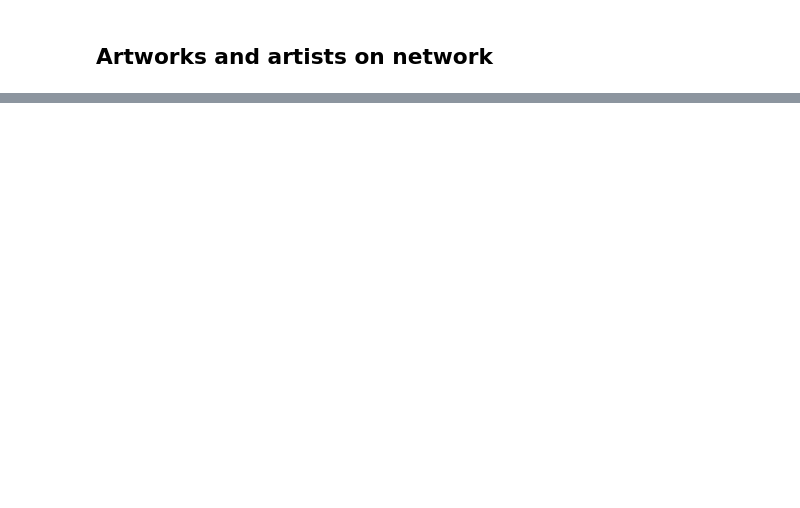
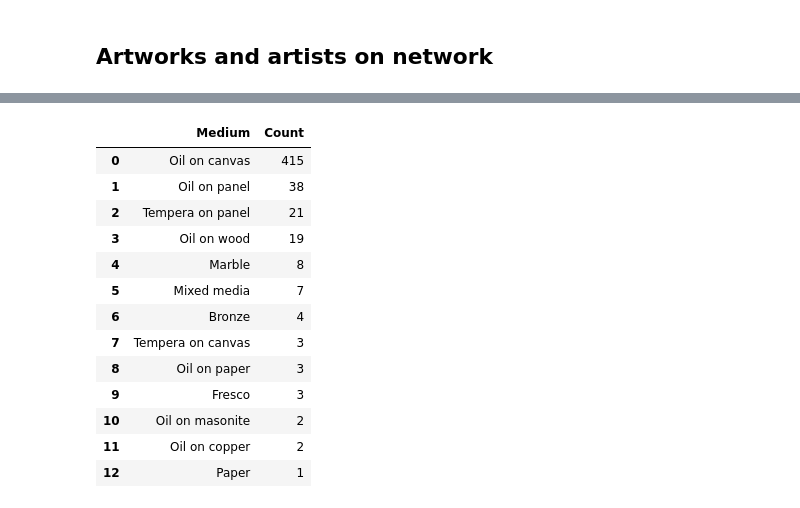
Before and after one commit to jcierocki/datathon-kul-voodoo-boyz, a Jupyter notebook: notebooks/data_artists.ipynb, the cells around one changed output, grey strips where cells are left out. Drawn from its saved outputs; the diff is of its cells as text; code cells hidden in the pictures; blank space fills up the shorter version.

```diff
--- a/notebooks/data_artists.ipynb
+++ b/notebooks/data_artists.ipynb
@@ -64,0 +109,5 @@ print(df)
+# %%
+df_text = pd.DataFrame(names, columns=['birth_place'])
+
+merge_data = df_text.merge(d, on=['birth_place'])
+merge_data
@@ -64,0 +132,21 @@ print(df)
+# %%
+import folium
+
+m = folium.Map(location=[20,0], tiles="OpenStreetMap", zoom_start=2)
+# add marker one by one on the map
+for i in range(0,len(new_arr)):
+   html=f"""
+        <h1> {names[i]}</h1>
+        <p>{', '.join(merge_data['artist'][i])}</p>
+        """
+   iframe = folium.IFrame(html=html, width=200, height=200)
+   popup = folium.Popup(iframe, max_width=2650)
+   folium.Marker(
+      location=[round(float(new_arr[i][0]), 2), round(float(new_arr[i][1]), 2)],
+      popup=popup,
+   ).add_to(m)
+
+# Show the map again
+m
+
+m.save("birthplaces_map.html")
@@ -333,0 +460,21 @@ df_artists = df_artists['artist'].unique()[:-1]
+# %%
+medium_sum = df_medium.medium.value_counts().reset_index()
+medium_sum.columns = ['Medium', 'Count']
+medium_sum.sort_values(by=['Count', 'Medium'], inplace=True, ascending = [False, False])
+medium_sum = medium_sum.reset_index(drop=True)
+medium_sum
+# %% [output]
+|  | Medium | Count |
+| 0 | Oil on canvas | 415 |
+| 1 | Oil on panel | 38 |
+| 2 | Tempera on panel | 21 |
+| 3 | Oil on wood | 19 |
+| 4 | Marble | 8 |
+| 5 | Mixed media | 7 |
+| 6 | Bronze | 4 |
+| 7 | Tempera on canvas | 3 |
+| 8 | Oil on paper | 3 |
+| 9 | Fresco | 3 |
+| 10 | Oil on masonite | 2 |
+| 11 | Oil on copper | 2 |
+| 12 | Paper | 1 |
```
Also changed, not shown: parts of 16 cells of this notebook, 4 other files.
